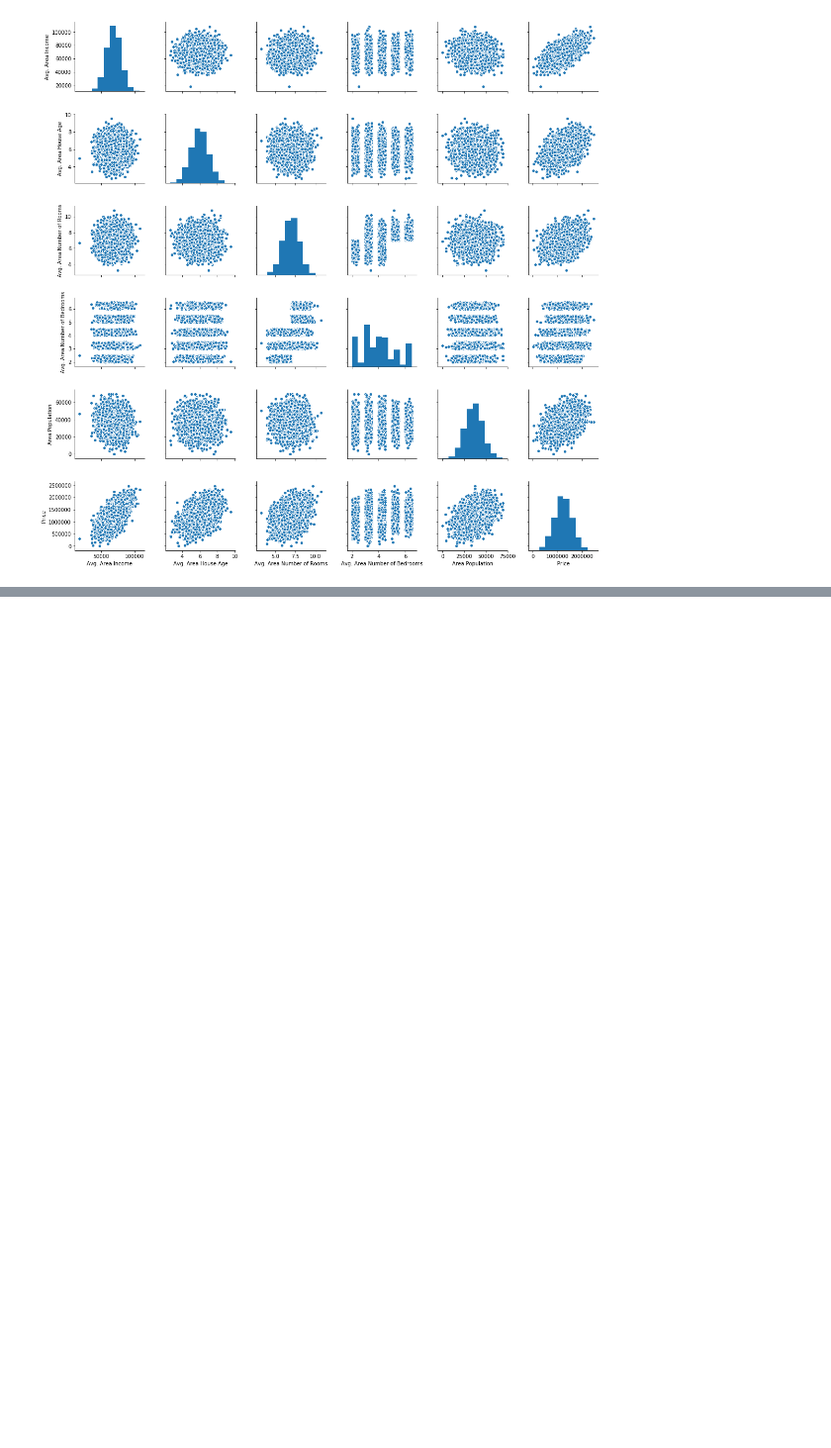
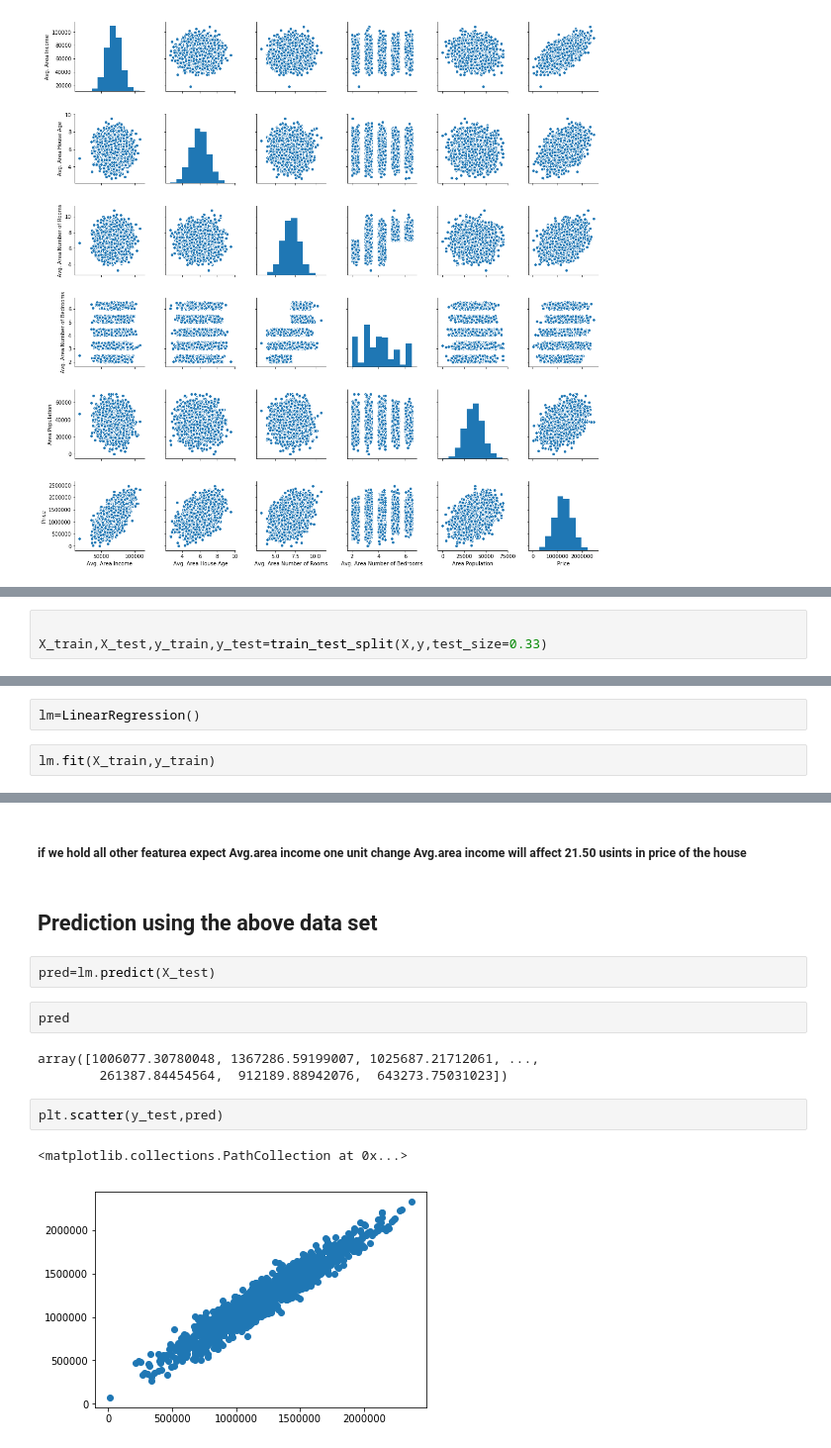
Before and after one commit to AwesmeSen/60daysofudacity, a Jupyter notebook: Day1/Regression.ipynb, the cells around one changed output, grey strips where cells are left out. Shown at 99% size. Cells and saved outputs as stored; diff of their text form; blank space fills up the shorter version.

Commit message:
Linear Regression completed

```diff
--- a/Day1/Regression.ipynb
+++ b/Day1/Regression.ipynb
@@ -55,0 +95,3 @@ sns.pairplot(df)
+# %%
+
+X_train,X_test,y_train,y_test=train_test_split(X,y,test_size=0.33)
@@ -55,0 +102,4 @@ sns.pairplot(df)
+# %%
+lm=LinearRegression()
+# %%
+lm.fit(X_train,y_train)
@@ -55,0 +126,16 @@ sns.pairplot(df)
+# %% [markdown]
+##### if we hold all other featurea expect Avg.area income one unit change Avg.area income will affect 21.50 usints in price of the house
+# %% [markdown]
+## Prediction using the above data set
+# %%
+pred=lm.predict(X_test)
+# %%
+pred
+# %% [output]
+array([1006077.30780048, 1367286.59199007, 1025687.21712061, ...,
+        261387.84454564,  912189.88942076,  643273.75031023])
+# %%
+plt.scatter(y_test,pred)
+# %% [output]
+<matplotlib.collections.PathCollection at 0x...>
+[figure, added]
```
Also changed, not shown: parts of 23 cells of this notebook.
